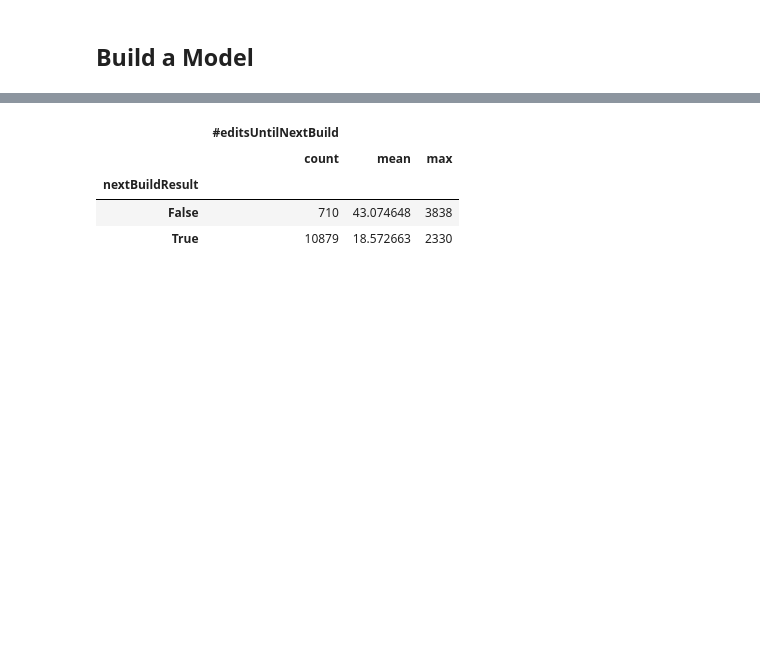
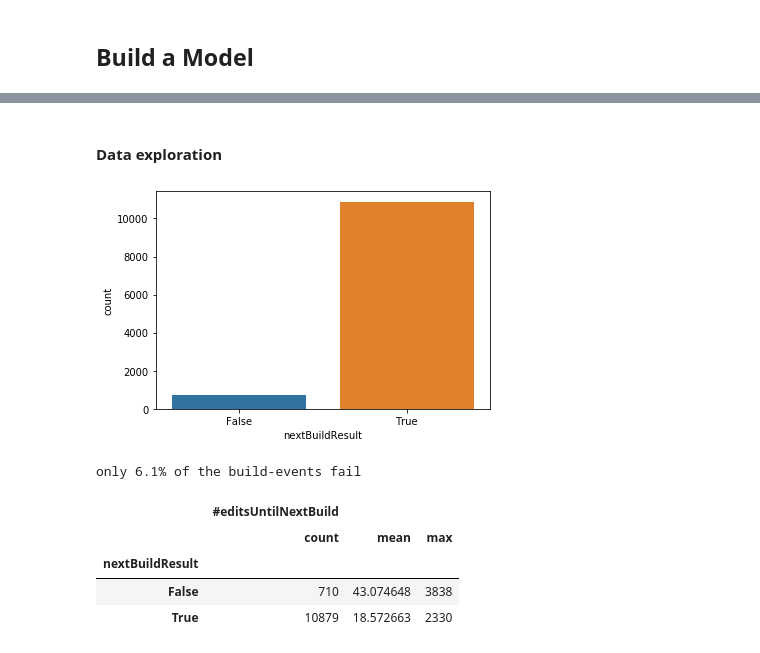
Before and after one commit to sesi200/bigdataanalytics-project, a Jupyter notebook: analysis/edit_since_successful_build.ipynb, the cells around one changed output, grey strips where cells are left out. Cells and saved outputs as stored; diff of their text form; code cells hidden in the pictures; blank space fills up the shorter version.

```diff
--- a/analysis/edit_since_successful_build.ipynb
+++ b/analysis/edit_since_successful_build.ipynb
@@ -187,6 +178,18 @@ timestampNextBuild       False
 #editsUntilNextBuild     False
 nextBuildResult          False
 dtype: bool
+# %% [markdown]
+#### Data exploration
+# %%
+sns.countplot(x="nextBuildResult",data=df)
+plt.show()
+count_failedBuild = len(df[df["nextBuildResult"]==False])
+count_passedBuild = len(df[df["nextBuildResult"]==True])
+pct_failedBuild = round(count_failedBuild/(count_failedBuild+count_passedBuild)*100,1)
+print(f'only {pct_failedBuild}% of the build-events fail')
+# %% [output]
+[figure, added]
+only 6.1% of the build-events fail
 # %%
 df.groupby("nextBuildResult").agg({"#editsUntilNextBuild":["count","mean","max"]})
 # %% [output]
```
Also changed, not shown: parts of 27 cells of this notebook.
